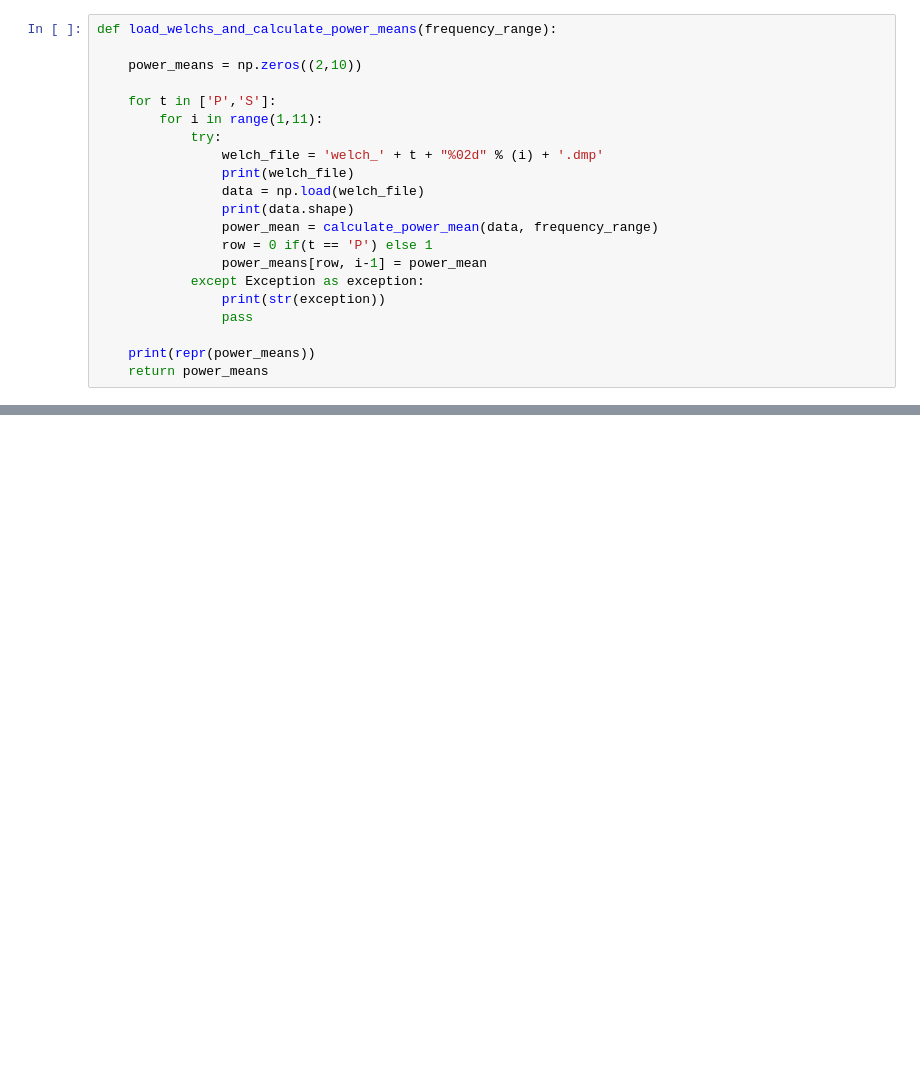
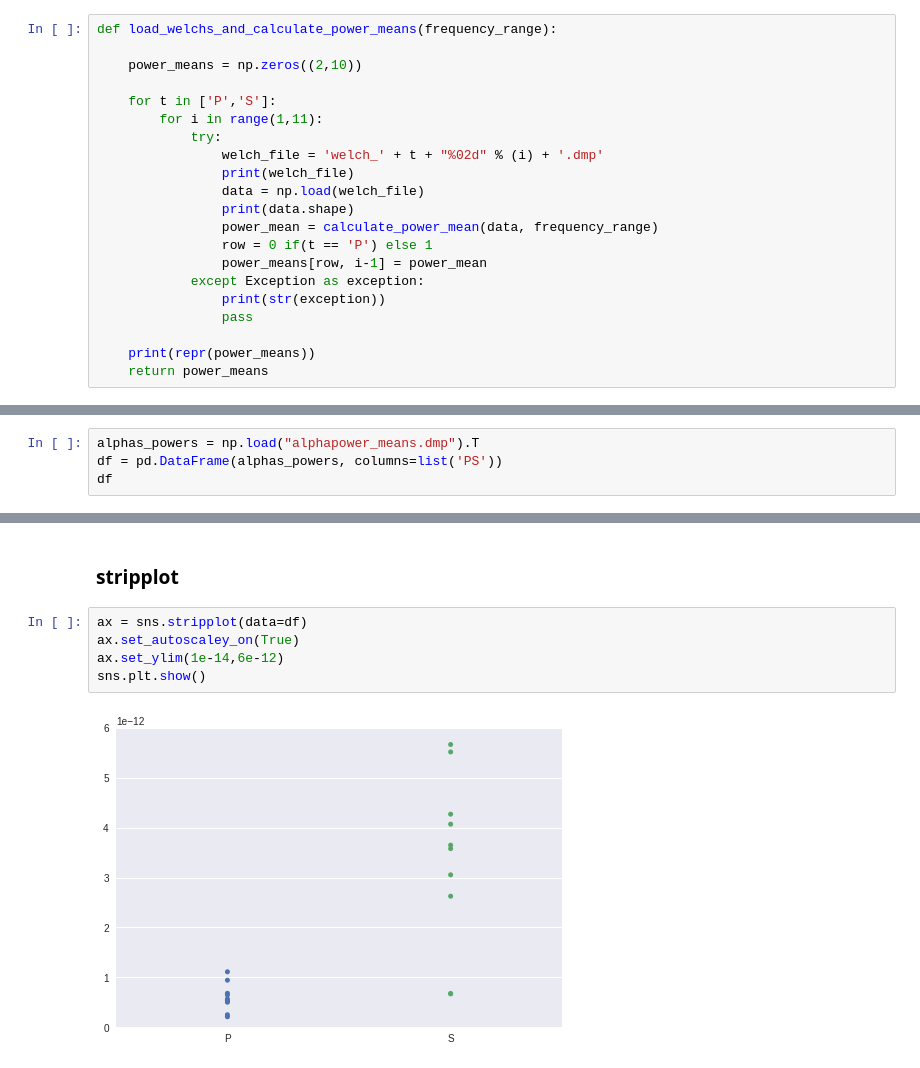
Before and after one commit to MascittiJA/CienciaDatos, a Jupyter notebook: TP2/ejercicio-1-c.ipynb, the cells around one changed output, grey strips where cells are left out. Cells and saved outputs as stored; diff of their text form; blank space fills up the shorter version.

```diff
--- a/TP2/ejercicio-1-c.ipynb
+++ b/TP2/ejercicio-1-c.ipynb
@@ -107,0 +72,4 @@ welch_P06.dmp
+# %%
+alphas_powers = np.load("alphapower_means.dmp").T
+df = pd.DataFrame(alphas_powers, columns=list('PS'))
+df
@@ -107,0 +88,9 @@ welch_P06.dmp
+# %% [markdown]
+### stripplot
+# %%
+ax = sns.stripplot(data=df)
+ax.set_autoscaley_on(True)
+ax.set_ylim(1e-14,6e-12)
+sns.plt.show()
+# %% [output]
+[figure, added]
```
Also changed, not shown: parts of 19 cells of this notebook.
